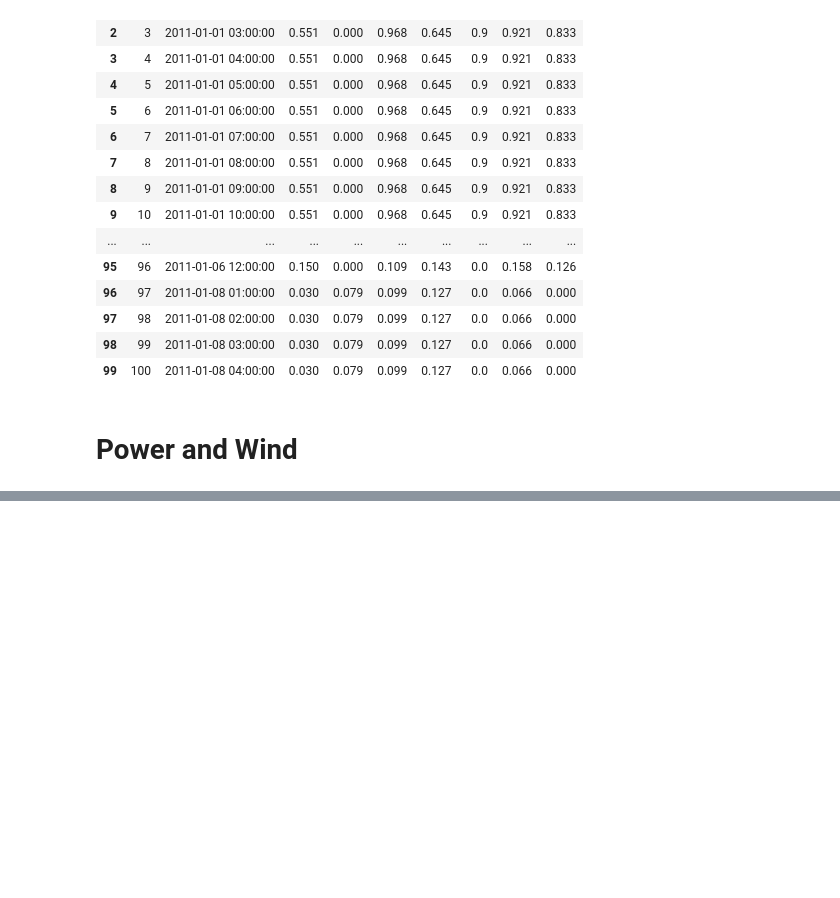
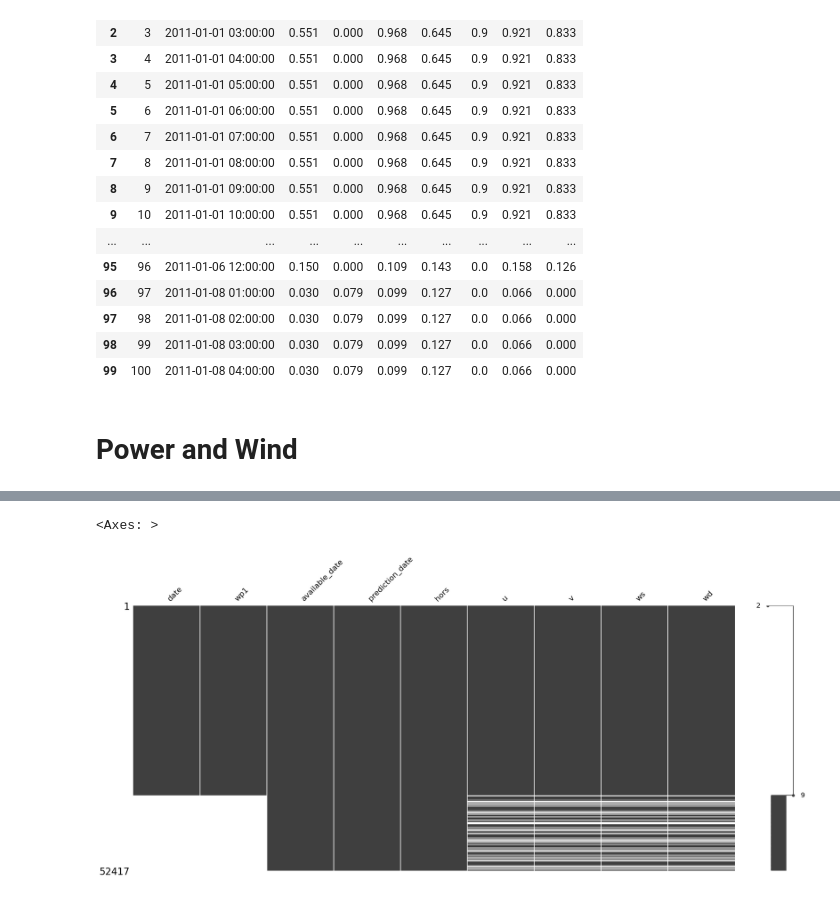
Before and after one commit to denovodreamer/kg-wind-energy-forecasting, a Jupyter notebook: notebooks/01_eda.ipynb, the cells around one changed output, grey strips where cells are left out. Cells and saved outputs as stored; diff of their text form; code cells hidden in the pictures; blank space fills up the shorter version.

```diff
--- a/notebooks/01_eda.ipynb
+++ b/notebooks/01_eda.ipynb
@@ -203,11 +210,3 @@ benchmark.head(100)
 | 99 | 100 | 2011-01-08 04:00:00 | 0.030 | 0.079 | 0.099 | 0.127 | 0.0 | 0.066 | 0.000 |
 # %% [markdown]
 # Power and Wind
-# %%
-df = train_df[["date", "wp1"]].copy()
-
-wf_1_1 = wf_1[wf_1["hors"] == 1].copy()
-
-df = pd.merge(df, wf_1_1, on="date", how="outer")
-
-df.head(20)
@@ -231,0 +244,7 @@ df.head(20)
+# %%
+import missingno as msno
+
+msno.matrix(df)
+# %% [output]
+<Axes: >
+[figure, added]
```
Also changed, not shown: parts of 7 cells of this notebook.
